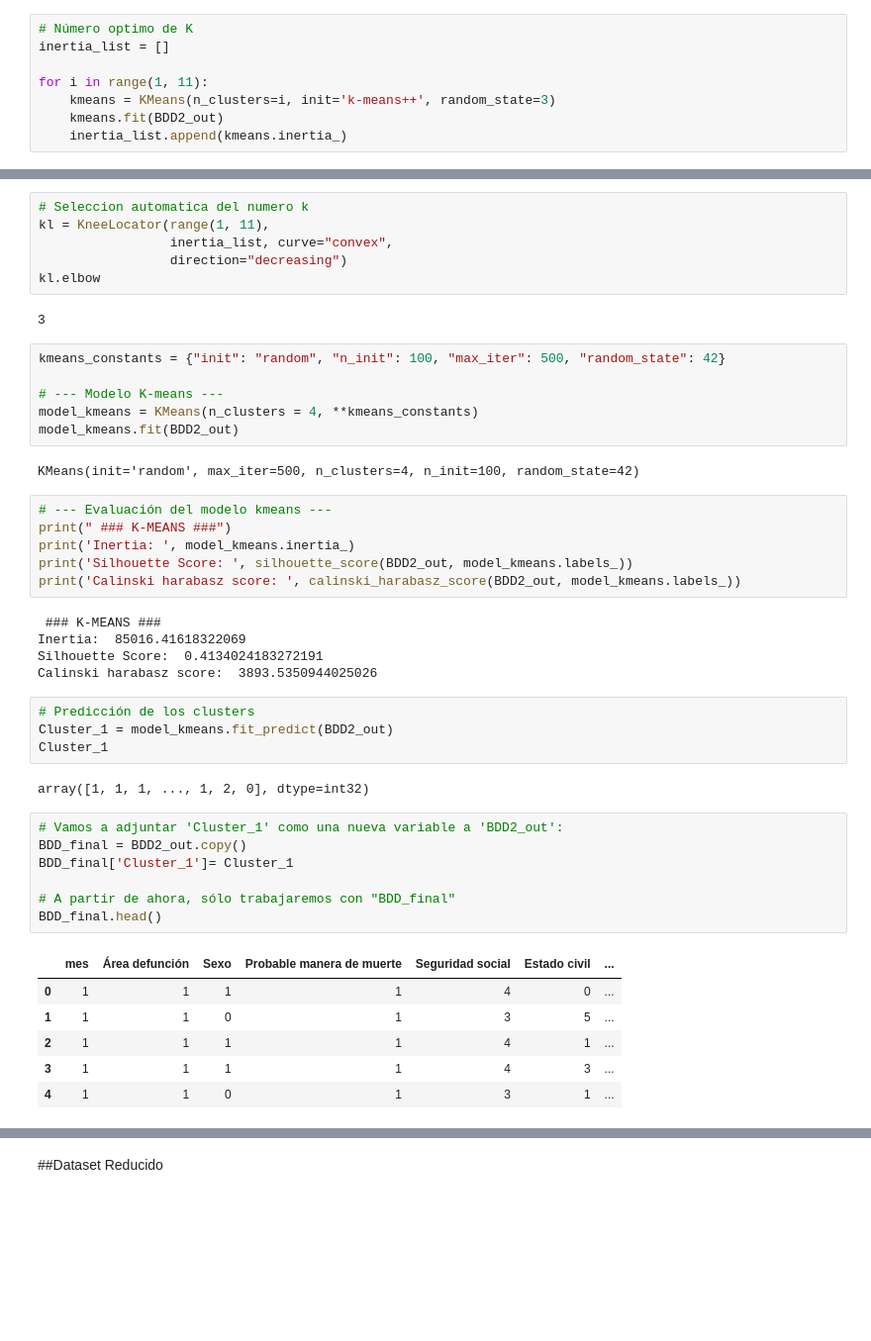
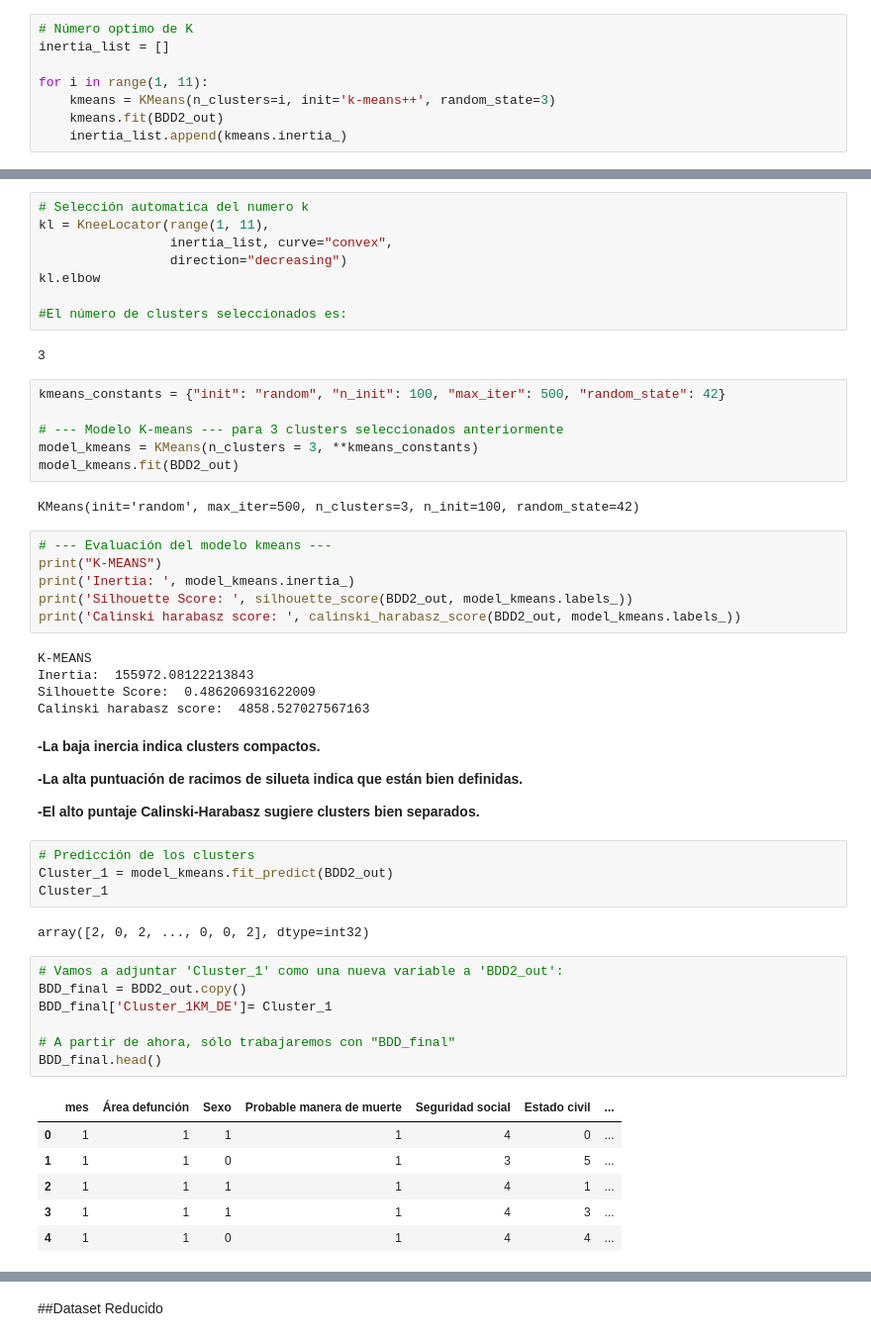
Before and after one commit to veronica1908/T2_APRENDIZAJE_NO_SUPERVISADO, a Jupyter notebook: APRENDIZAJE_NO_SUPERVISADO.ipynb, the cells around one changed output, grey strips where cells are left out. Shown at 99% size. Drawn from its saved outputs; the diff is of its cells as text; blank space fills up the shorter version.

Commit message:
Algoritmos K-means y DBSCAN ejecutados

```diff
--- a/APRENDIZAJE_NO_SUPERVISADO.ipynb
+++ b/APRENDIZAJE_NO_SUPERVISADO.ipynb
@@ -1796,47 +1748,55 @@ plt.show()
 # %%
-# Seleccion automatica del numero k
+# Selección automatica del numero k
 kl = KneeLocator(range(1, 11),
                  inertia_list, curve="convex",
                  direction="decreasing")
 kl.elbow
+
+#El número de clusters seleccionados es:
 # %% [output]
 3
 # %%
 kmeans_constants = {"init": "random", "n_init": 100, "max_iter": 500, "random_state": 42}
 
-# --- Modelo K-means ---
-model_kmeans = KMeans(n_clusters = 4, **kmeans_constants)
+# --- Modelo K-means --- para 3 clusters seleccionados anteriormente
+model_kmeans = KMeans(n_clusters = 3, **kmeans_constants)
 model_kmeans.fit(BDD2_out)
 # %% [output]
-KMeans(init='random', max_iter=500, n_clusters=4, n_init=100, random_state=42)
+KMeans(init='random', max_iter=500, n_clusters=3, n_init=100, random_state=42)
 # %%
 # --- Evaluación del modelo kmeans ---
-print(" ### K-MEANS ###")
+print("K-MEANS")
 print('Inertia: ', model_kmeans.inertia_)
 print('Silhouette Score: ', silhouette_score(BDD2_out, model_kmeans.labels_))
 print('Calinski harabasz score: ', calinski_harabasz_score(BDD2_out, model_kmeans.labels_))
 # %% [output]
- ### K-MEANS ###
-Inertia:  85016.41618322069
-Silhouette Score:  0.4134024183272191
-Calinski harabasz score:  3893.5350944025026
+K-MEANS
+Inertia:  155972.08122213843
+Silhouette Score:  0.486206931622009
+Calinski harabasz score:  4858.527027567163
+# %% [markdown]
+**-La baja inercia indica clusters compactos.**
+
+**-La alta puntuación de racimos de silueta indica que están bien definidas.**
+
+**-El alto puntaje Calinski-Harabasz sugiere clusters bien separados.**
 # %%
 # Predicción de los clusters
 Cluster_1 = model_kmeans.fit_predict(BDD2_out)
 Cluster_1
 # %% [output]
-array([1, 1, 1, ..., 1, 2, 0], dtype=int32)
+array([2, 0, 2, ..., 0, 0, 2], dtype=int32)
 # %%
 # Vamos a adjuntar 'Cluster_1' como una nueva variable a 'BDD2_out':
 BDD_final = BDD2_out.copy()
-BDD_final['Cluster_1']= Cluster_1
+BDD_final['Cluster_1KM_DE']= Cluster_1
 
 # A partir de ahora, sólo trabajaremos con "BDD_final"
 BDD_final.head()
 # %% [output]
 |  | mes | Área defunción | Sexo | Probable manera de muerte | Seguridad social | Estado civil | ... |
 | 0 | 1 | 1 | 1 | 1 | 4 | 0 | ... |
 | 1 | 1 | 1 | 0 | 1 | 3 | 5 | ... |
 | 2 | 1 | 1 | 1 | 1 | 4 | 1 | ... |
 | 3 | 1 | 1 | 1 | 1 | 4 | 3 | ... |
-| 4 | 1 | 1 | 0 | 1 | 3 | 1 | ... |
+| 4 | 1 | 1 | 0 | 1 | 4 | 4 | ... |
```
Also changed, not shown: parts of 86 cells of this notebook.
